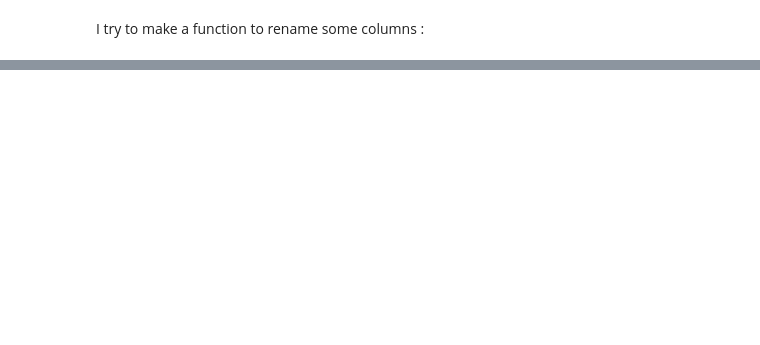
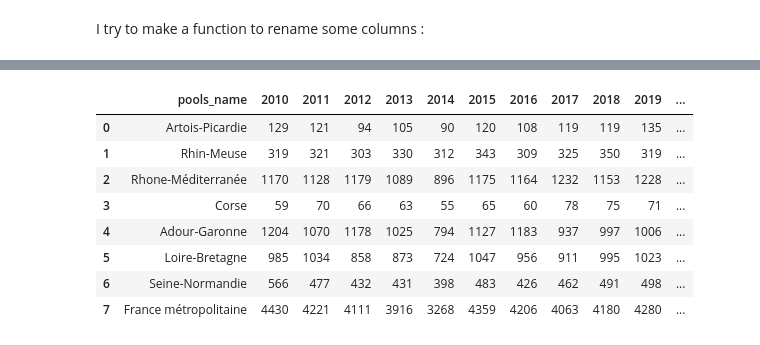
Before and after one commit to Claire540/Mid_project, a Jupyter notebook: notebooks/Project_Water_in_France.ipynb, the cells around one changed output, grey strips where cells are left out. Cells and saved outputs as stored; diff of their text form; code cells hidden in the pictures; blank space fills up the shorter version.

```diff
--- a/notebooks/Project_Water_in_France.ipynb
+++ b/notebooks/Project_Water_in_France.ipynb
@@ -223,0 +418,12 @@ del data1_copy, data2_copy, data3_copy, data4_copy, data5_copy
+# %%
+data1
+# %% [output]
+|  | pools_name | 2010 | 2011 | 2012 | 2013 | 2014 | 2015 | 2016 | 2017 | 2018 | 2019 | ... |
+| 0 | Artois-Picardie | 129 | 121 | 94 | 105 | 90 | 120 | 108 | 119 | 119 | 135 | ... |
+| 1 | Rhin-Meuse | 319 | 321 | 303 | 330 | 312 | 343 | 309 | 325 | 350 | 319 | ... |
+| 2 | Rhone-Méditerranée | 1170 | 1128 | 1179 | 1089 | 896 | 1175 | 1164 | 1232 | 1153 | 1228 | ... |
+| 3 | Corse | 59 | 70 | 66 | 63 | 55 | 65 | 60 | 78 | 75 | 71 | ... |
+| 4 | Adour-Garonne | 1204 | 1070 | 1178 | 1025 | 794 | 1127 | 1183 | 937 | 997 | 1006 | ... |
+| 5 | Loire-Bretagne | 985 | 1034 | 858 | 873 | 724 | 1047 | 956 | 911 | 995 | 1023 | ... |
+| 6 | Seine-Normandie | 566 | 477 | 432 | 431 | 398 | 483 | 426 | 462 | 491 | 498 | ... |
+| 7 | France métropolitaine | 4430 | 4221 | 4111 | 3916 | 3268 | 4359 | 4206 | 4063 | 4180 | 4280 | ... |
```
Also changed, not shown: parts of 34 cells of this notebook.
